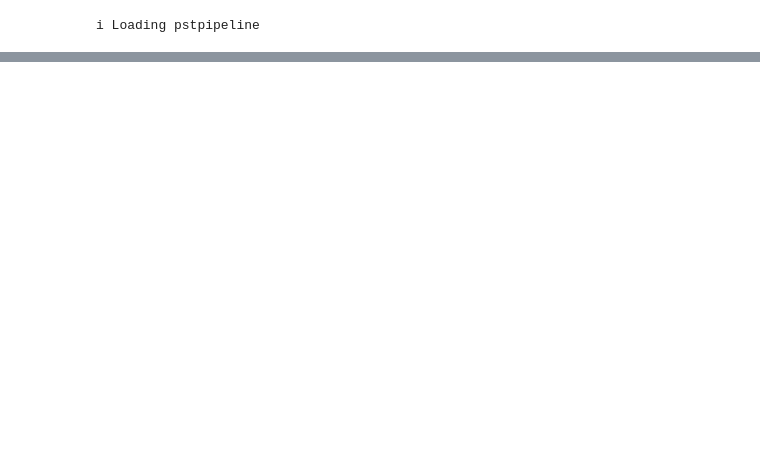
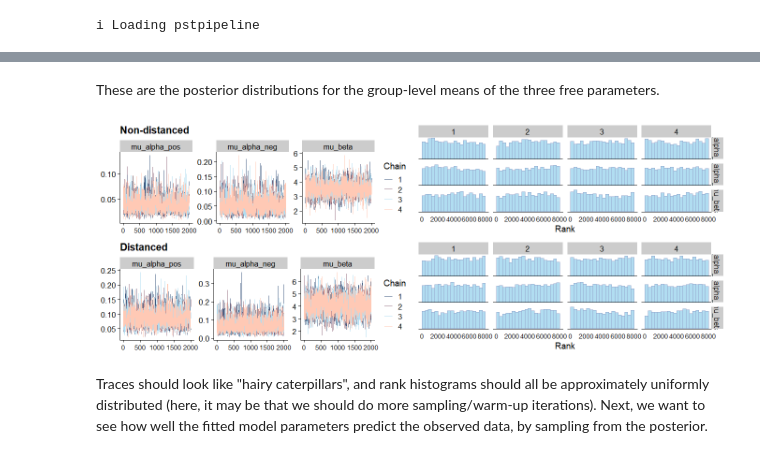
Before and after one commit to qdercon/pstpipeline, a Jupyter notebook: notebooks/model_fitting.ipynb, the cells around one changed output, grey strips where cells are left out. Saved outputs shown, nothing was run; the diff lists cells and outputs as text; code cells hidden in the pictures; blank space fills up the shorter version.

```diff
--- a/notebooks/model_fitting.ipynb
+++ b/notebooks/model_fitting.ipynb
@@ -43,0 +122,22 @@ Finished in  355.9 seconds.
+# %% [markdown]
+These are the posterior distributions for the group-level means of the three free parameters.
+# %%
+%%R -w 13.5 -h 5 --units in -r 100
+cowplot::plot_grid(
+    subset_mcmc_2a_train_nd$model_checks$diagnostics$trace +
+        ggplot2::ggtitle("Non-distanced") +
+        ggplot2::theme(axis.text.x = ggplot2::element_text(size = 10)),
+    subset_mcmc_2a_train_nd$model_checks$diagnostics$rank_hist +
+        ggplot2::theme(axis.text.x = ggplot2::element_text(size = 10)),
+    subset_mcmc_2a_train_dis$model_checks$diagnostics$trace +
+        ggplot2::ggtitle("Distanced") +
+        ggplot2::theme(axis.text.x = ggplot2::element_text(size = 10)),
+    subset_mcmc_2a_train_dis$model_checks$diagnostics$rank_hist +
+        ggplot2::theme(axis.text.x = ggplot2::element_text(size = 10)),
+    nrow = 2,
+    ncol = 2
+)
+# %% [output]
+[figure, added]
+# %% [markdown]
+Traces should look like "hairy caterpillars", and rank histograms should all be approximately uniformly distributed (here, it may be that we should do more sampling/warm-up iterations). Next, we want to see how well the fitted model parameters predict the observed data, by sampling from the posterior.
```
Also changed, not shown: parts of 19 cells of this notebook, 59 other files.
